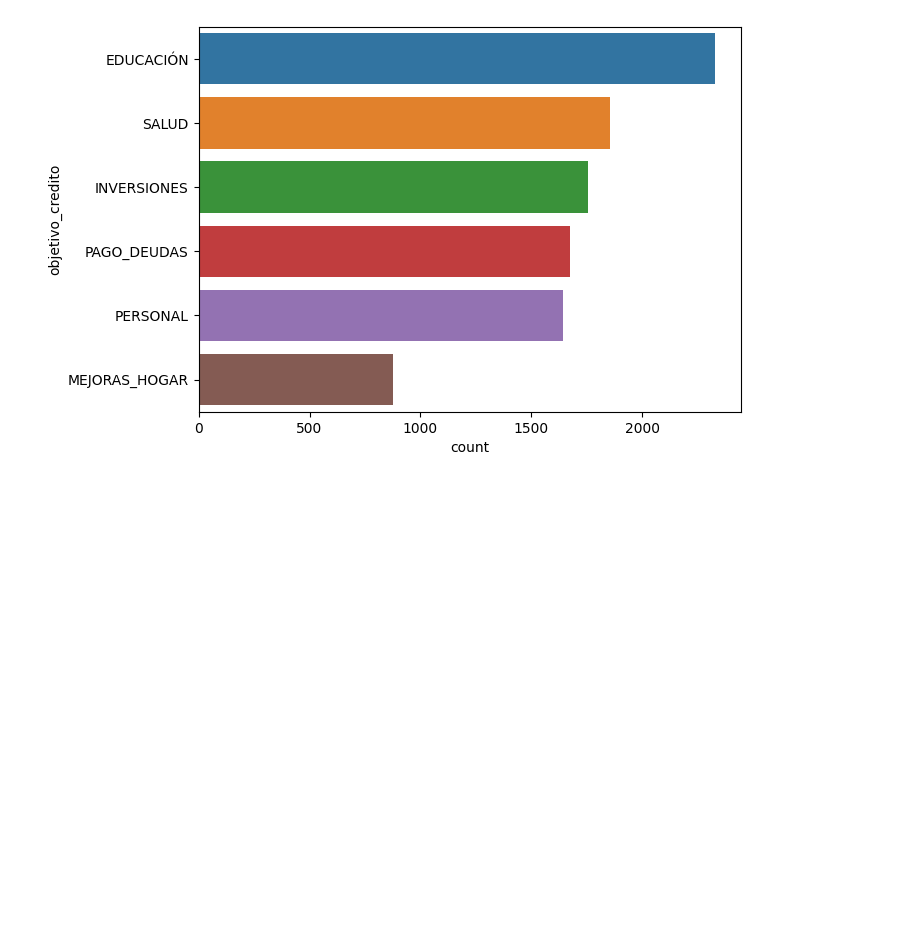
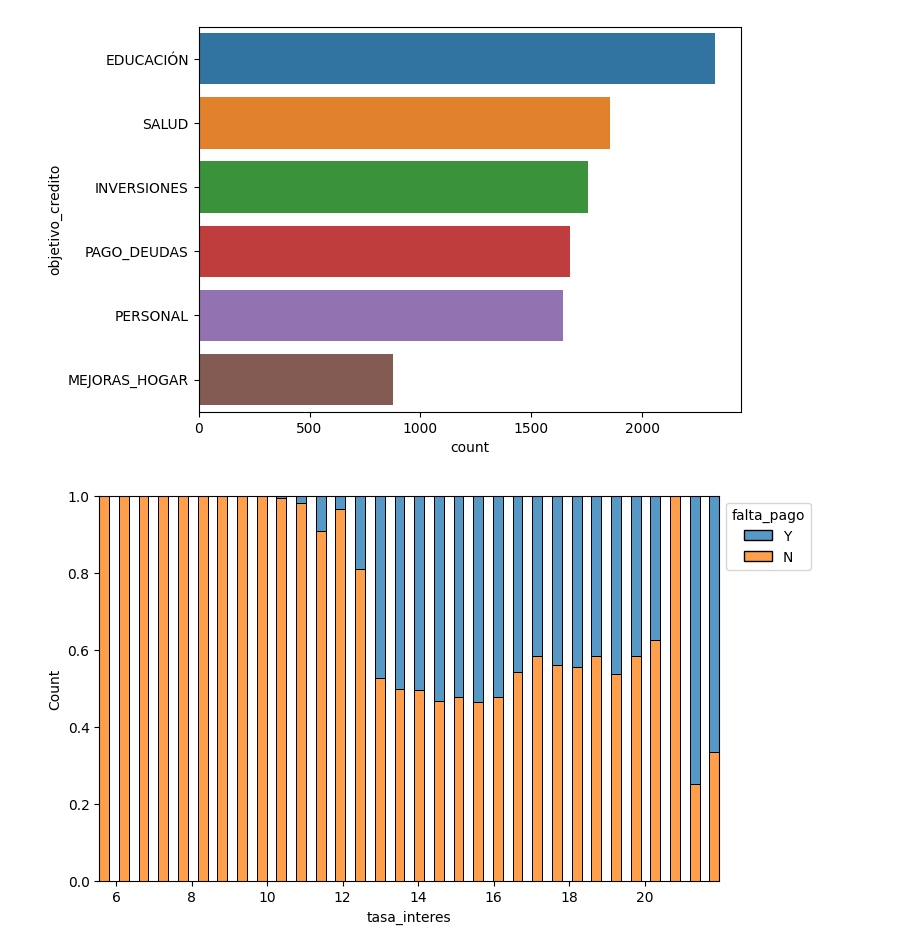
Before and after one commit to ElisaPardo/13MBID-OCT2324, a Jupyter notebook: notebooks/comprension_datos/CD02-Exploracion.ipynb, the cells around one changed output. Cells and saved outputs as stored; diff of their text form; code cells hidden in the pictures; blank space fills up the shorter version.

```diff
--- a/notebooks/comprension_datos/CD02-Exploracion.ipynb
+++ b/notebooks/comprension_datos/CD02-Exploracion.ipynb
@@ -150,3 +132,10 @@ sns.countplot(y=df_creditos['objetivo_credito'], order=df_creditos['objetivo_cre
 plt.show()
 # %% [output]
 [figure]
+# %%
+# Proporción de pagos contra impagos según la tasa de interés
+plt.figure(figsize=(8,5))
+ax = sns.histplot(data=df_creditos, x='tasa_interes', hue='falta_pago', multiple='fill', shrink=0.5)
+sns.move_legend(ax, "upper left", bbox_to_anchor=(1,1))
+# %% [output]
+[figure, added]
```
Also changed, not shown: parts of 2 cells of this notebook.
